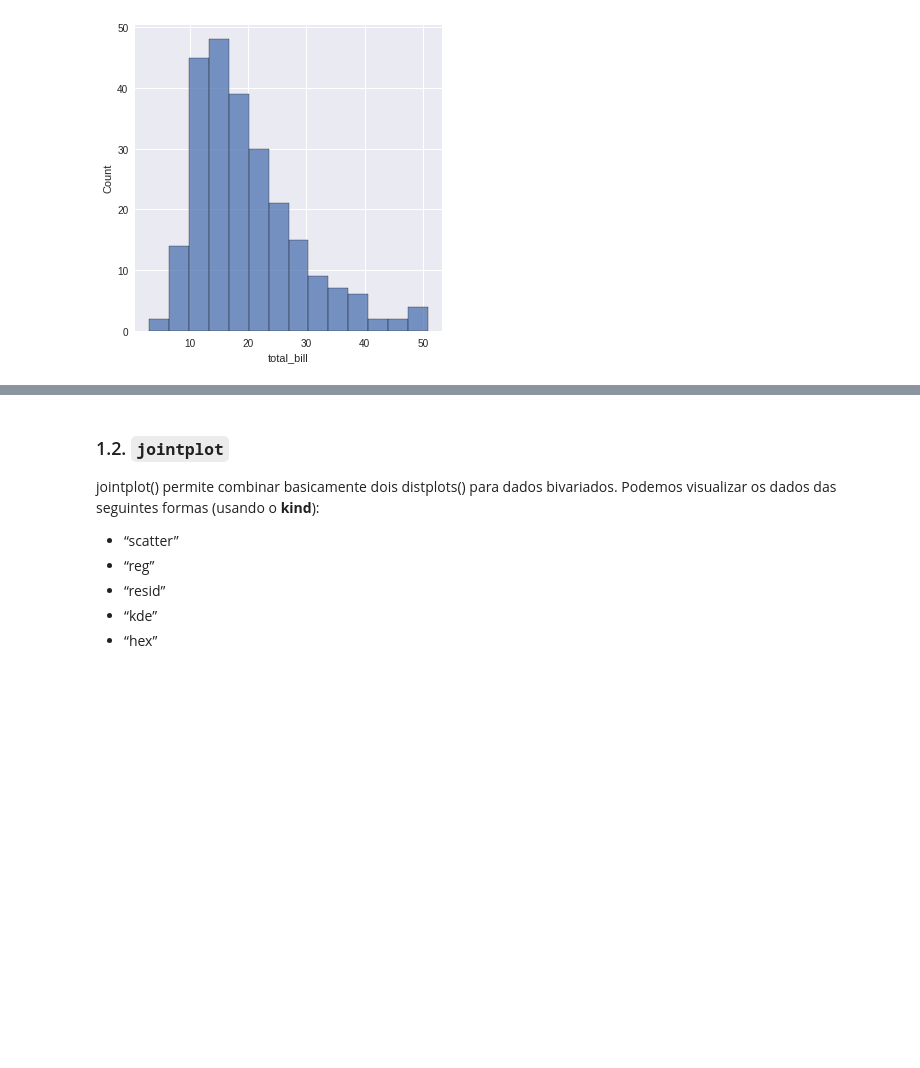
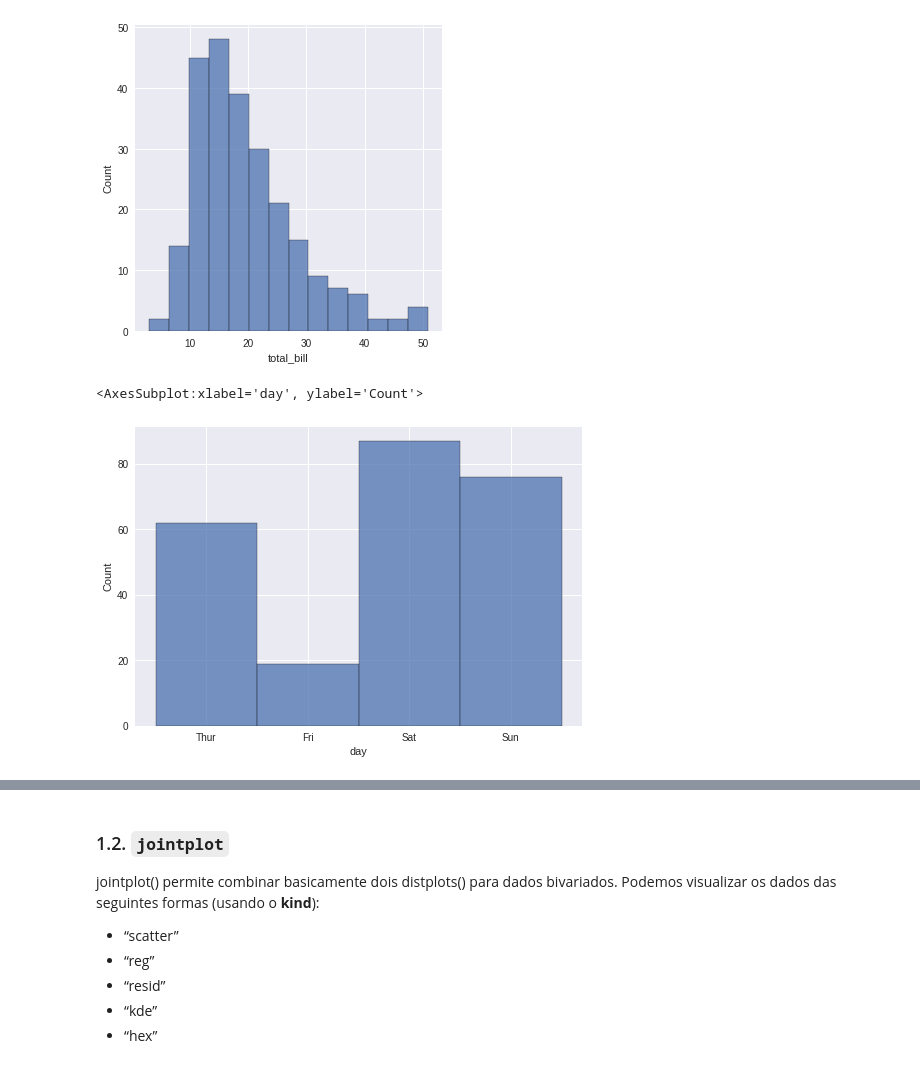
Before and after one commit to walisson-silva-ada/827-data-toolbox, a Jupyter notebook: 04. Seaborn/04. Seaborn I.ipynb, the cells around one changed output, grey strips where cells are left out. Saved outputs shown, nothing was run; the diff lists cells and outputs as text; code cells hidden in the pictures; blank space fills up the shorter version.

```diff
--- a/04. Seaborn/04. Seaborn I.ipynb
+++ b/04. Seaborn/04. Seaborn I.ipynb
@@ -370,0 +373,5 @@ sns.displot(df['total_bill'])
+# %%
+sns.histplot(df['day'])
+# %% [output]
+<AxesSubplot:xlabel='day', ylabel='Count'>
+[figure, added]
```
Also changed, not shown: parts of 28 cells of this notebook.
